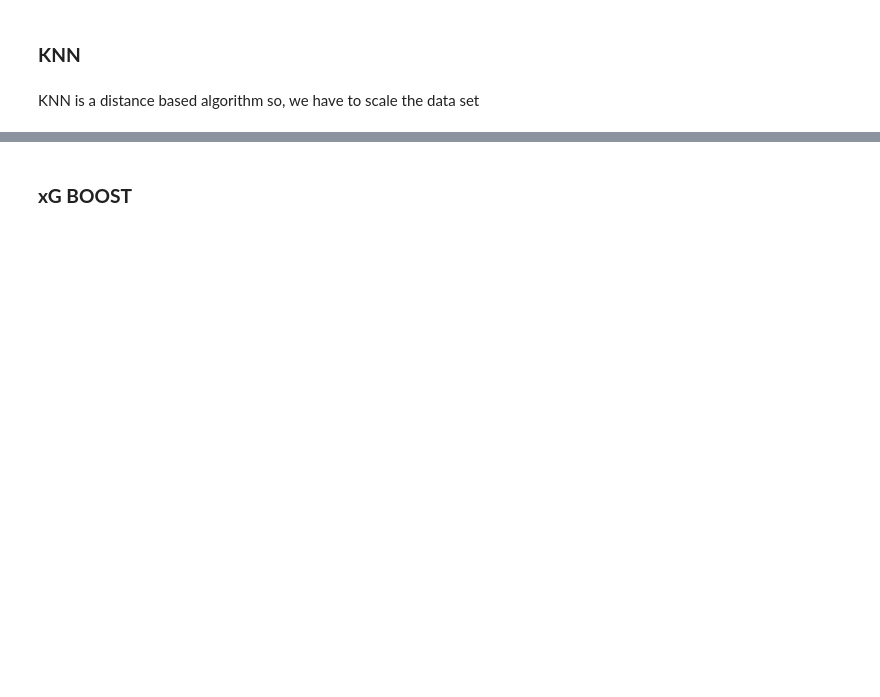
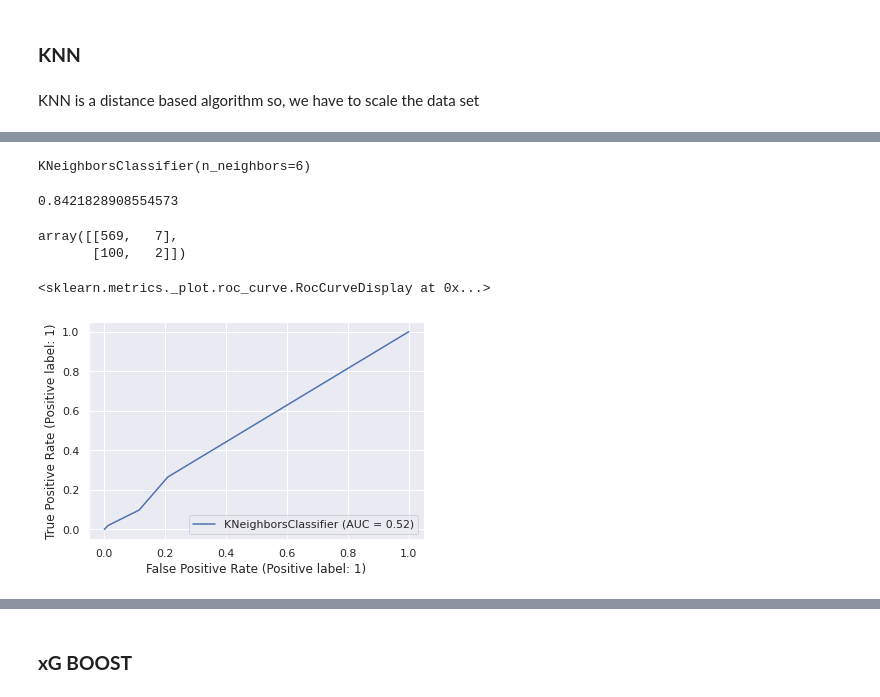
Before and after one commit to amalmon/cardio-vascular-risk-prediction, a Jupyter notebook: cardio_vascular_risk_prediction_individual_notebook_by_AMAL.ipynb, the cells around one changed output, grey strips where cells are left out. Cells and saved outputs as stored; diff of their text form; code cells hidden in the pictures; blank space fills up the shorter version.

```diff
--- a/cardio_vascular_risk_prediction_individual_notebook_by_AMAL.ipynb
+++ b/cardio_vascular_risk_prediction_individual_notebook_by_AMAL.ipynb
@@ -600,5 +604,9 @@ knn = KNeighborsClassifier(n_neighbors=4)
 # %%
 # Fit the model
-knn.fit(X_smote_scaled,y_train)
+knn.fit(X_train_scaled,Y_train)
+# %% [output]
+KNeighborsClassifier(n_neighbors=6)
 # %%
-knn.score(X_test,y_test)
+knn.score(X_test,Y_test)
+# %% [output]
+0.8421828908554573
@@ -604,0 +618,11 @@ knn.score(X_test,y_test)
+# %%
+confusion_matrix(Y_test,y_pred)
+# %% [output]
+array([[569,   7],
+       [100,   2]])
+# %%
+# Plot ROC curve and calculate and calculate AUC metric
+plot_roc_curve(knn, X_test, Y_test)
+# %% [output]
+<sklearn.metrics._plot.roc_curve.RocCurveDisplay at 0x...>
+[figure, added]
```
Also changed, not shown: parts of 27 cells of this notebook.
